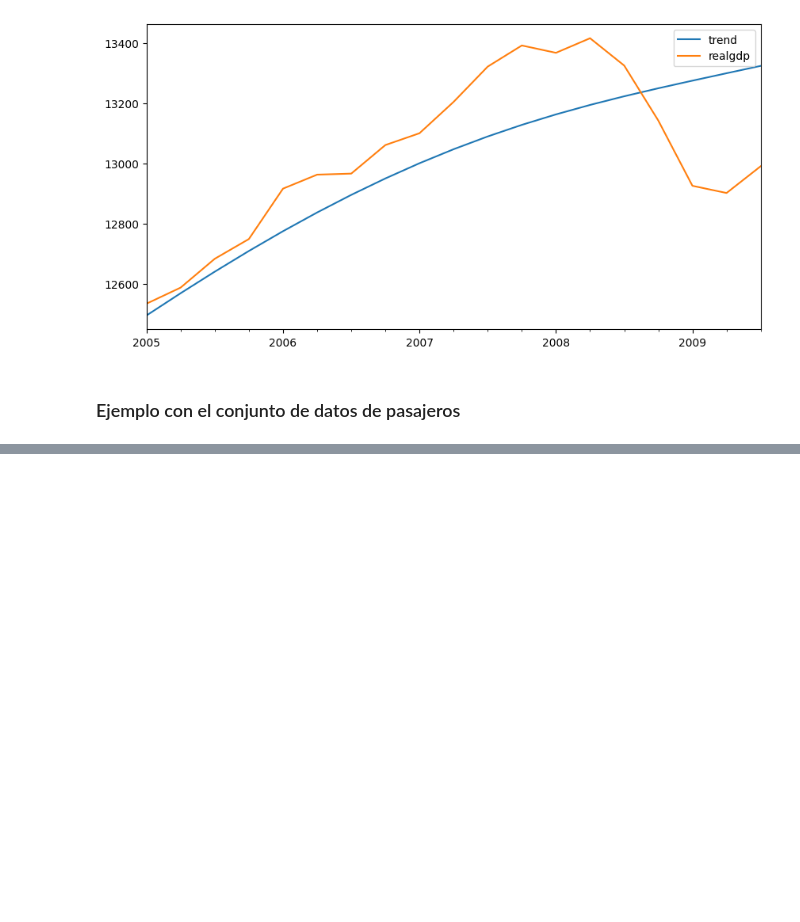
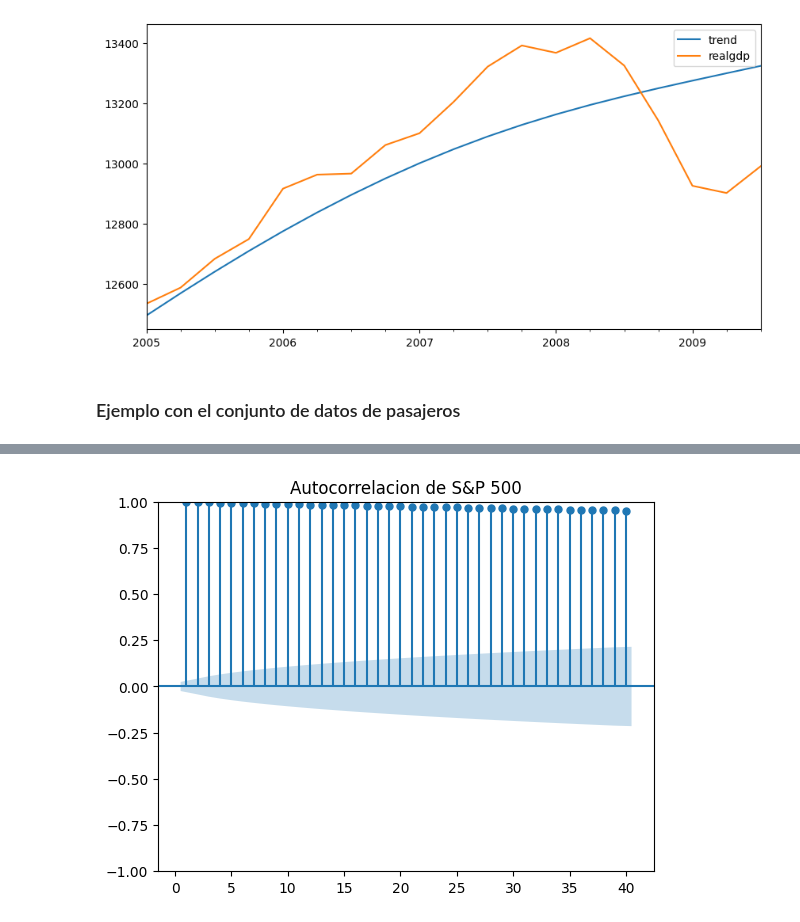
Before and after one commit to PedroAdair/Series-de-tiempo, a Jupyter notebook: VisualizacionDatos.ipynb, the cells around one changed output, grey strips where cells are left out. Cells and saved outputs as stored; diff of their text form; code cells hidden in the pictures; blank space fills up the shorter version.

```diff
--- a/VisualizacionDatos.ipynb
+++ b/VisualizacionDatos.ipynb
@@ -480,0 +532,10 @@ plt.show()
+# %%
+data = pd.read_csv('/content/drive/MyDrive/SeriesTiempo/Index2018.csv', index_col=0,parse_dates=True)
+df = data.copy()
+df.asfreq(freq='b')
+df["market_value"] = df.spx
+del df["spx"]
+del df["dax"]
+del df["ftse"]
+del df["nikkei"]
+df.head()
@@ -480,0 +556,8 @@ plt.show()
+# %%
+stg.plot_acf(x= df.market_value,
+             lags=40,
+             title="Autocorrelacion de S&P 500",
+             zero=False)
+plt.show()
+# %% [output]
+[figure, added]
```
Also changed, not shown: parts of 27 cells of this notebook.
